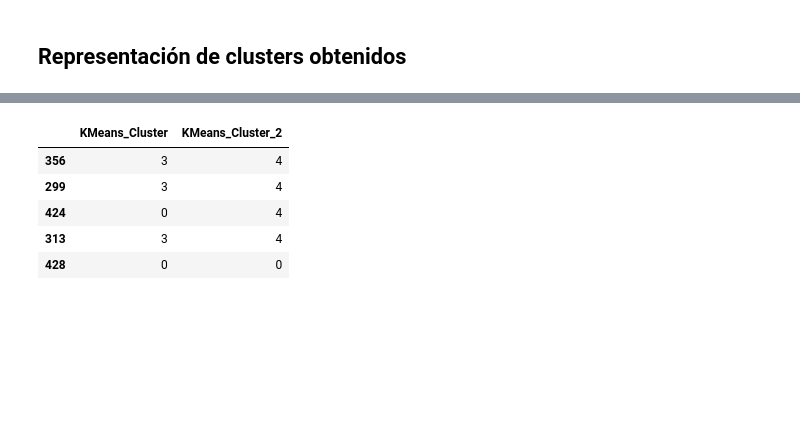
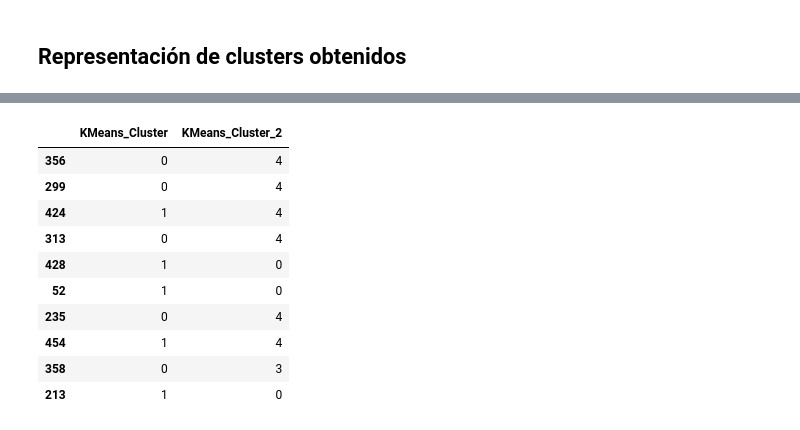
Before and after one commit to laura290/Project-Final, a Jupyter notebook: src/k_means.ipynb, the cells around one changed output, grey strips where cells are left out. Cells and saved outputs as stored; diff of their text form; code cells hidden in the pictures; blank space fills up the shorter version.

```diff
--- a/src/k_means.ipynb
+++ b/src/k_means.ipynb
@@ -317,12 +317,17 @@ data_4.head()
 # %%
-c=data_4.sample(5, random_state = 0)
+c=data_4.sample(10, random_state = 0)
 c
 # %% [output]
 |  | KMeans_Cluster | KMeans_Cluster_2 |
-| 356 | 3 | 4 |
-| 299 | 3 | 4 |
-| 424 | 0 | 4 |
-| 313 | 3 | 4 |
-| 428 | 0 | 0 |
+| 356 | 0 | 4 |
+| 299 | 0 | 4 |
+| 424 | 1 | 4 |
+| 313 | 0 | 4 |
+| 428 | 1 | 0 |
+| 52 | 1 | 0 |
+| 235 | 0 | 4 |
+| 454 | 1 | 4 |
+| 358 | 0 | 3 |
+| 213 | 1 | 0 |
 # %%
 data_2.to_csv('kmeans_cluster')
```
Also changed, not shown: parts of 15 cells of this notebook, 1 other file.
